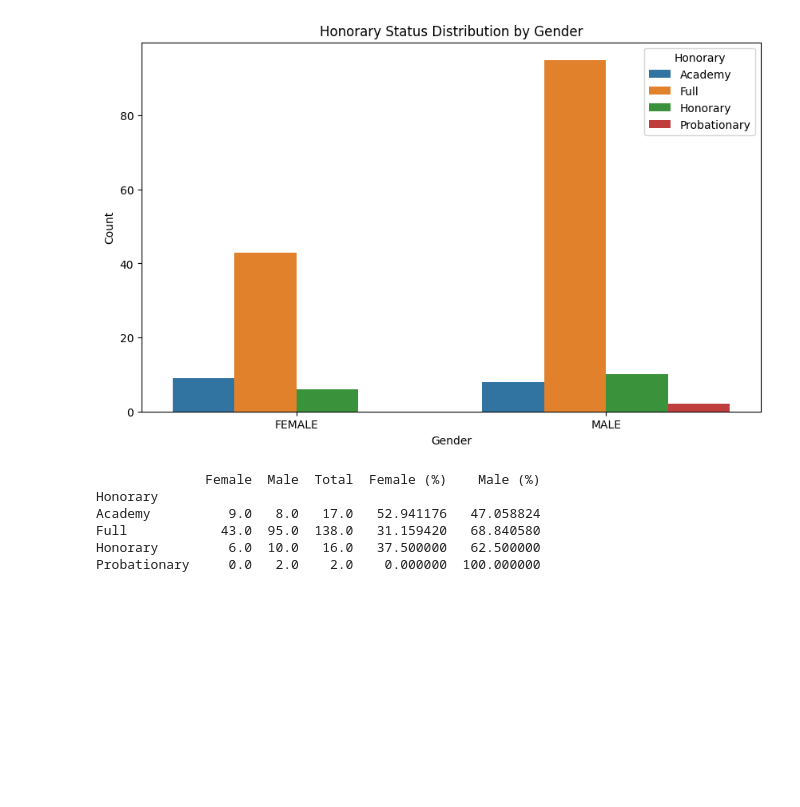
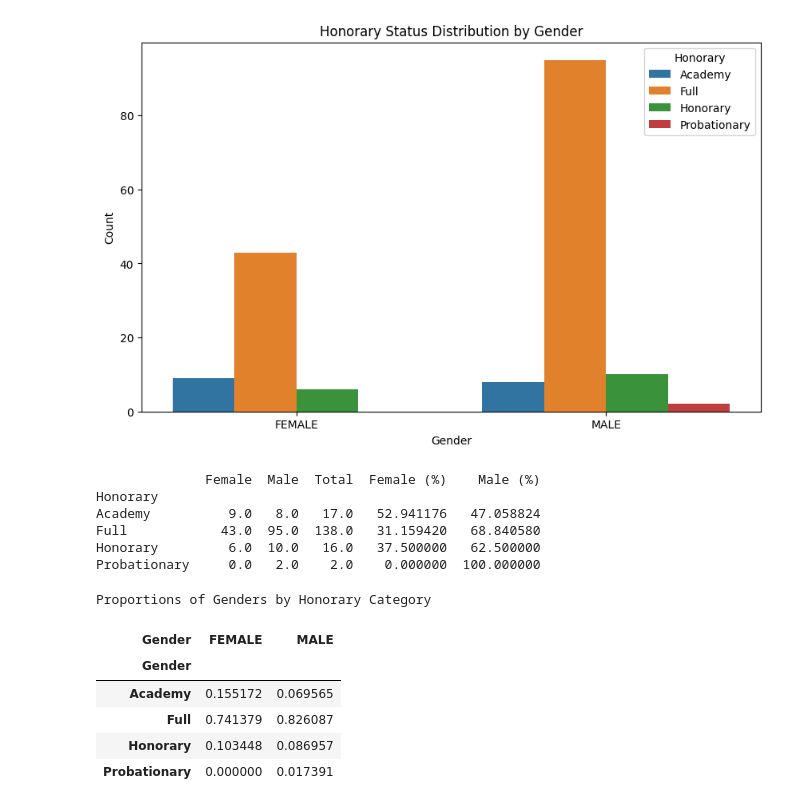
Before and after one commit to viktoruebelhart/avengers, a Jupyter notebook: avengers.ipynb, the cells around one changed output. Cells and saved outputs as stored; diff of their text form; code cells hidden in the pictures; blank space fills up the shorter version.

```diff
--- a/avengers.ipynb
+++ b/avengers.ipynb
@@ -562,3 +562,30 @@ Academy          9.0   8.0   17.0   52.941176   47.058824
 Full            43.0  95.0  138.0   31.159420   68.840580
 Honorary         6.0  10.0   16.0   37.500000   62.500000
 Probationary     0.0   2.0    2.0    0.000000  100.000000
+# %%
+# Calculate the proportion of each gender within each Honorary category
+honorary_gender_proportions = df.groupby(['Honorary', 'Gender']).size().unstack()
+honorary_gender_proportions = honorary_gender_proportions.div(honorary_gender_proportions.sum(axis=0), axis=1)
+
+# Fill NaN with 0 for clarity
+honorary_gender_proportions = honorary_gender_proportions.fillna(0)
+
+# Rename the index for better readability
+honorary_gender_proportions.index.name = 'Gender'
+
+# Instead of using 'ace_tools', display the DataFrame directly using pandas
+# This assumes you want a similar output to what 'ace_tools' would provide
+print("Proportions of Genders by Honorary Category")
+display(honorary_gender_proportions)
+
+# This will print the name and then display the DataFrame below it.
+
+# The rest of your code can remain the same
+# %% [output]
+Proportions of Genders by Honorary Category
+| Gender | FEMALE | MALE |
+| Gender |  |  |
+| Academy | 0.155172 | 0.069565 |
+| Full | 0.741379 | 0.826087 |
+| Honorary | 0.103448 | 0.086957 |
+| Probationary | 0.000000 | 0.017391 |
```
Also changed, not shown: parts of 1 cell of this notebook.
